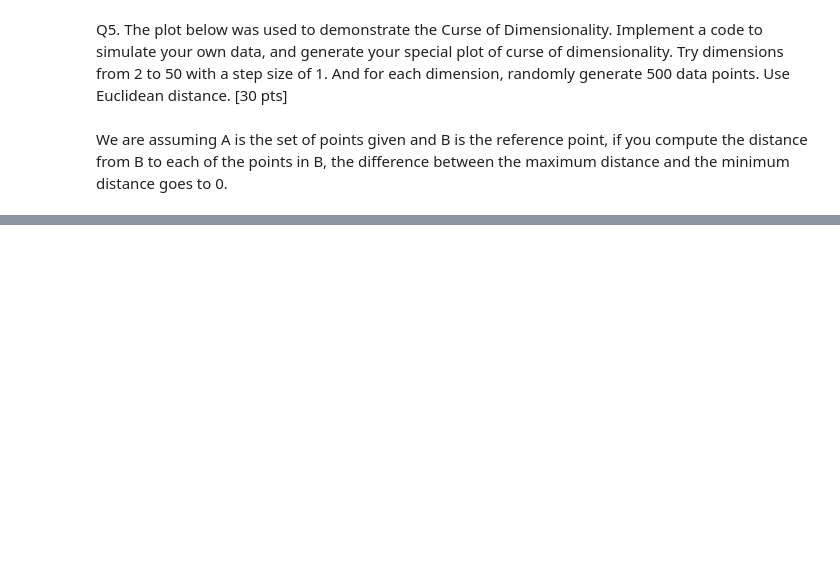
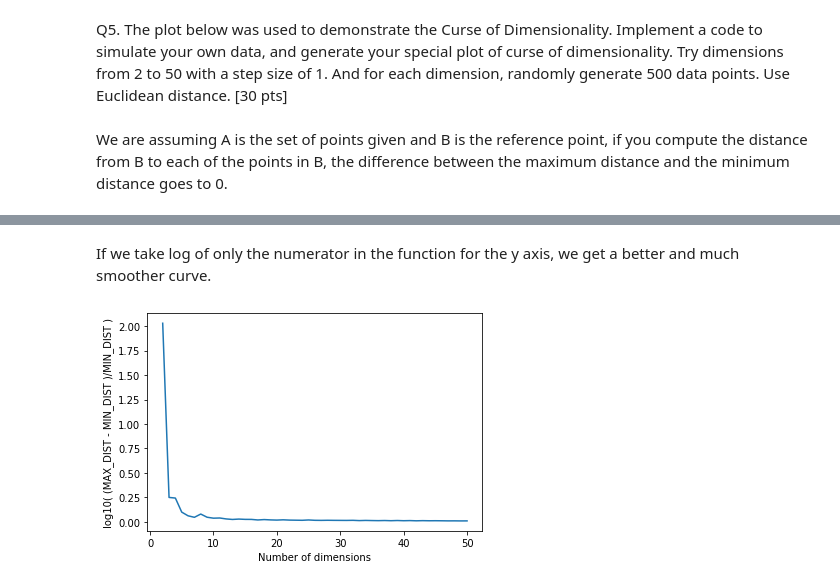
Before and after one commit to Shardul23197/DataMiningB565Assignments, a Jupyter notebook: HW2/HW2.ipynb, the cells around one changed output, grey strips where cells are left out. Cells and saved outputs as stored; diff of their text form; code cells hidden in the pictures; blank space fills up the shorter version.

```diff
--- a/HW2/HW2.ipynb
+++ b/HW2/HW2.ipynb
@@ -225,0 +212,28 @@ plt.show()
+# %% [markdown]
+If we take log of only the numerator in the function for the y axis, we get a better and much smoother curve.
+# %%
+import numpy as np
+import matplotlib.pyplot as plt
+import math
+
+log_values = []
+for step in range(2,51):
+    # Generate 500 random points in N dimensions.
+    A = [np.random.randint(-50, 50, step) for _ in range(500)]
+    B = np.random.randint(-50,50,step)
+    # Computing distances as per the given problem
+    #https://www.delftstack.com/howto/numpy/calculate-euclidean-distance/
+    diffs = [np.linalg.norm(a-B) for a in A]
+    mxd = max(diffs)
+    mnd = min(diffs)
+    #taking log of whole equation
+    log_value = math.log10(mxd-mnd)/mnd
+    log_values.append( log_value )
+
+# Plotting the curve for simulated data using matplotlib
+plt.plot(range(2,51),log_values)
+plt.xlabel('Number of dimensions')
+plt.ylabel('log10( (MAX_DIST - MIN_DIST )/MIN_DIST )')
+plt.show()
+# %% [output]
+[figure, added]
```
Also changed, not shown: parts of 10 cells of this notebook, 2 other files.
